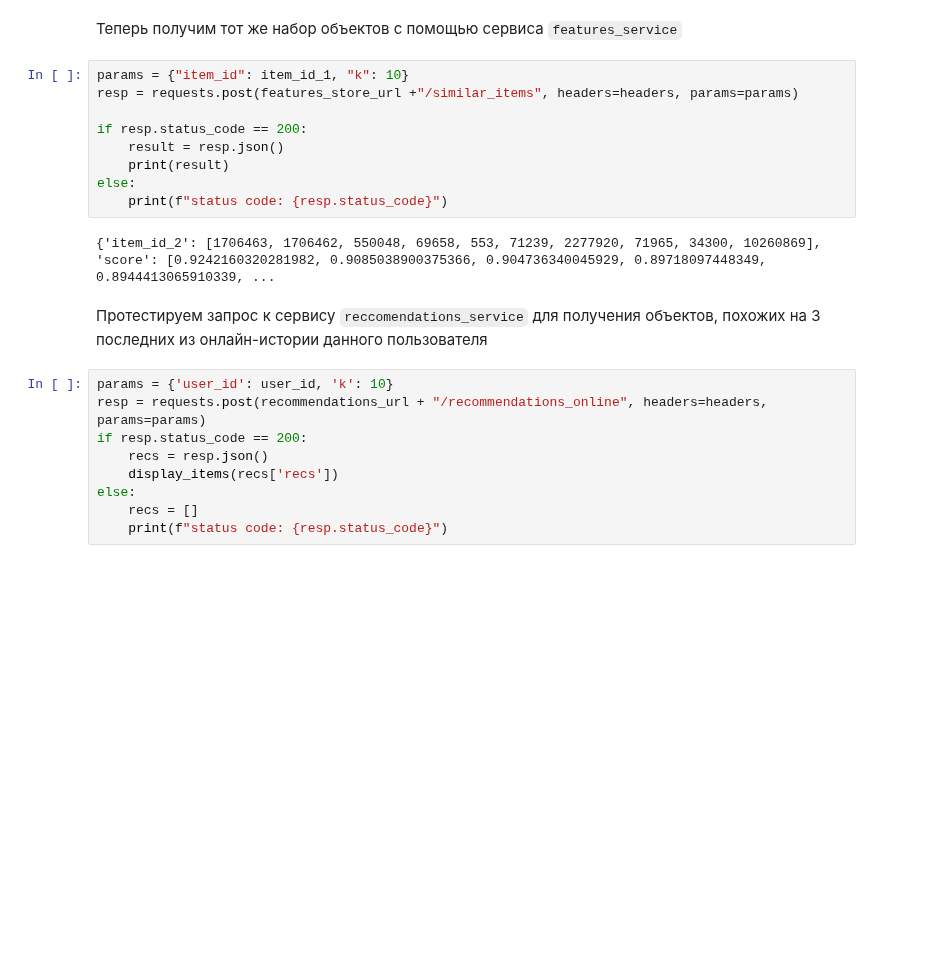
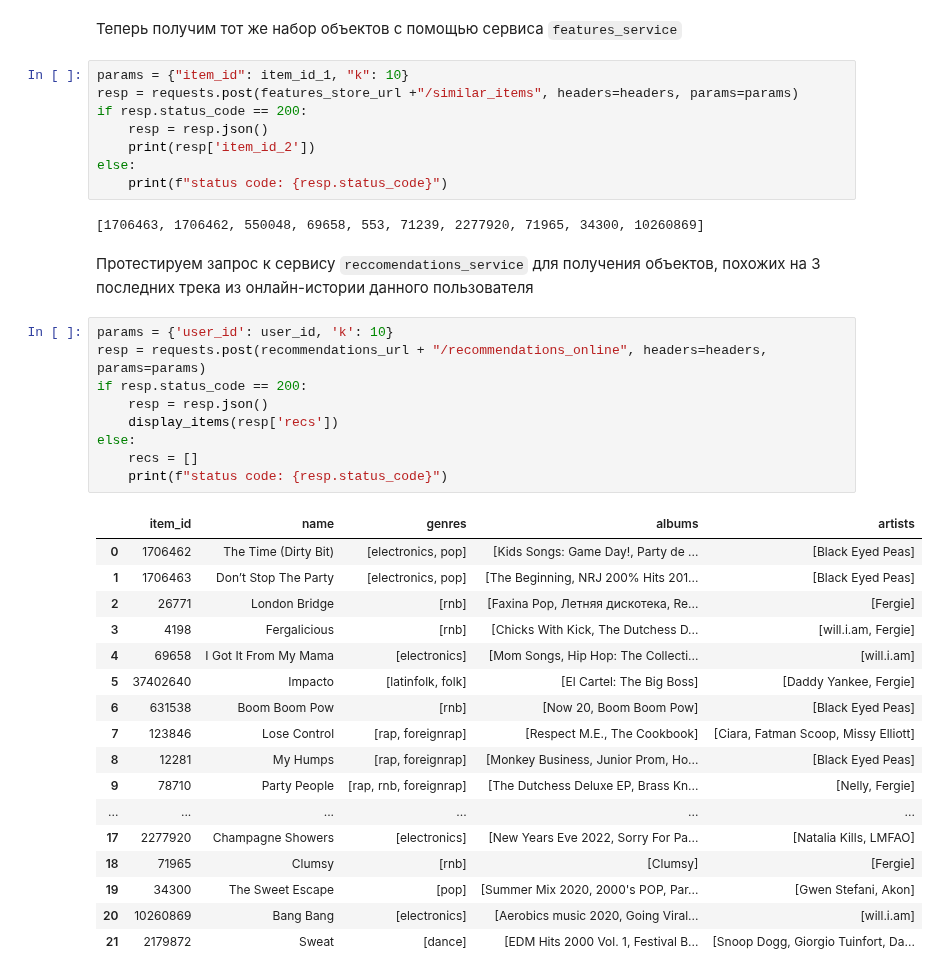
Before and after one commit to ibnkir/music-recsys-project, a Jupyter notebook: part_3_test.ipynb, the cells around one changed output. Cells and saved outputs as stored; diff of their text form; blank space fills up the shorter version.

```diff
--- a/part_3_test.ipynb
+++ b/part_3_test.ipynb
@@ -186,23 +178,40 @@ similar.query('item_id_1 == @item_id_1')
 # %%
 params = {"item_id": item_id_1, "k": 10}
 resp = requests.post(features_store_url +"/similar_items", headers=headers, params=params)
-
 if resp.status_code == 200:
-    result = resp.json()
-    print(result)
+    resp = resp.json()
+    print(resp['item_id_2'])
 else:
     print(f"status code: {resp.status_code}")
 # %% [output]
-{'item_id_2': [1706463, 1706462, 550048, 69658, 553, 71239, 2277920, 71965, 34300, 10260869], 'score': [0.9242160320281982, 0.9085038900375366, 0.904736340045929, 0.89718097448349, 0.8944413065910339, ...
+[1706463, 1706462, 550048, 69658, 553, 71239, 2277920, 71965, 34300, 10260869]
 # %% [markdown]
-Протестируем запрос к сервису `reccomendations_service` для получения объектов, похожих на 3 последних из онлайн-истории данного пользователя
+Протестируем запрос к сервису `reccomendations_service` для получения объектов, похожих на 3 последних трека из онлайн-истории данного пользователя
 # %%
 params = {'user_id': user_id, 'k': 10}
 resp = requests.post(recommendations_url + "/recommendations_online", headers=headers, params=params)
 if resp.status_code == 200:
-    recs = resp.json()
-    display_items(recs['recs'])
+    resp = resp.json()
+    display_items(resp['recs'])
 else:
     recs = []
     print(f"status code: {resp.status_code}")
+# %% [output]
+|  | item_id | name | genres | albums | artists |
+| 0 | 1706462 | The Time (Dirty Bit) | [electronics, pop] | [Kids Songs: Game Day!, Party de ... | [Black Eyed Peas] |
+| 1 | 1706463 | Don’t Stop The Party | [electronics, pop] | [The Beginning, NRJ 200% Hits 201... | [Black Eyed Peas] |
+| 2 | 26771 | London Bridge | [rnb] | [Faxina Pop, Летняя дискотека, Re... | [Fergie] |
+| 3 | 4198 | Fergalicious | [rnb] | [Chicks With Kick, The Dutchess D... | [will.i.am, Fergie] |
+| 4 | 69658 | I Got It From My Mama | [electronics] | [Mom Songs, Hip Hop: The Collecti... | [will.i.am] |
+| 5 | 37402640 | Impacto | [latinfolk, folk] | [El Cartel: The Big Boss] | [Daddy Yankee, Fergie] |
+| 6 | 631538 | Boom Boom Pow | [rnb] | [Now 20, Boom Boom Pow] | [Black Eyed Peas] |
+| 7 | 123846 | Lose Control | [rap, foreignrap] | [Respect M.E., The Cookbook] | [Ciara, Fatman Scoop, Missy Elliott] |
+| 8 | 12281 | My Humps | [rap, foreignrap] | [Monkey Business, Junior Prom, Ho... | [Black Eyed Peas] |
+| 9 | 78710 | Party People | [rap, rnb, foreignrap] | [The Dutchess Deluxe EP, Brass Kn... | [Nelly, Fergie] |
+| ... | ... | ... | ... | ... | ... |
+| 17 | 2277920 | Champagne Showers | [electronics] | [New Years Eve 2022, Sorry For Pa... | [Natalia Kills, LMFAO] |
+| 18 | 71965 | Clumsy | [rnb] | [Clumsy] | [Fergie] |
+| 19 | 34300 | The Sweet Escape | [pop] | [Summer Mix 2020, 2000's POP, Par... | [Gwen Stefani, Akon] |
+| 20 | 10260869 | Bang Bang | [electronics] | [Aerobics music 2020, Going Viral... | [will.i.am] |
+| 21 | 2179872 | Sweat | [dance] | [EDM Hits 2000 Vol. 1, Festival B... | [Snoop Dogg, Giorgio Tuinfort, Da... |
 # %% [markdown]
```
Also changed, not shown: parts of 12 cells of this notebook.
